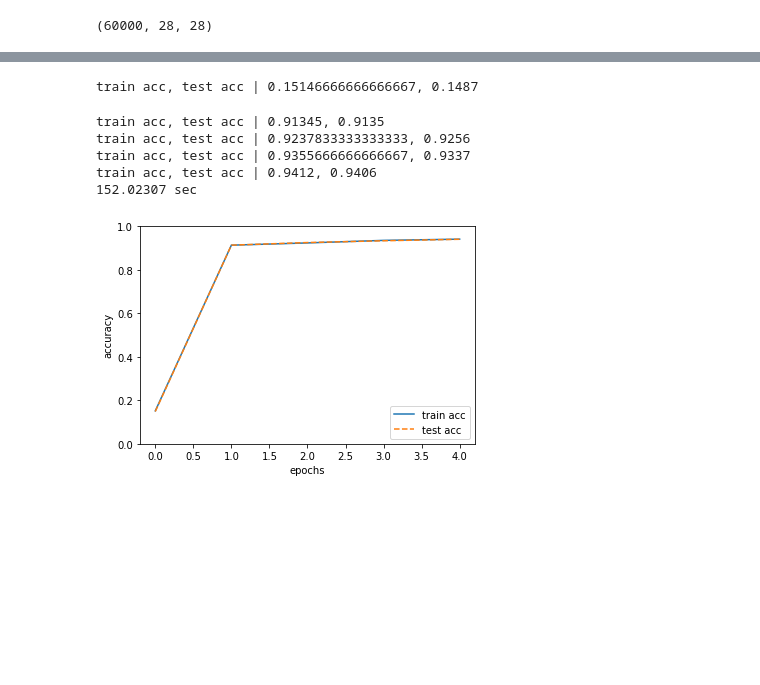
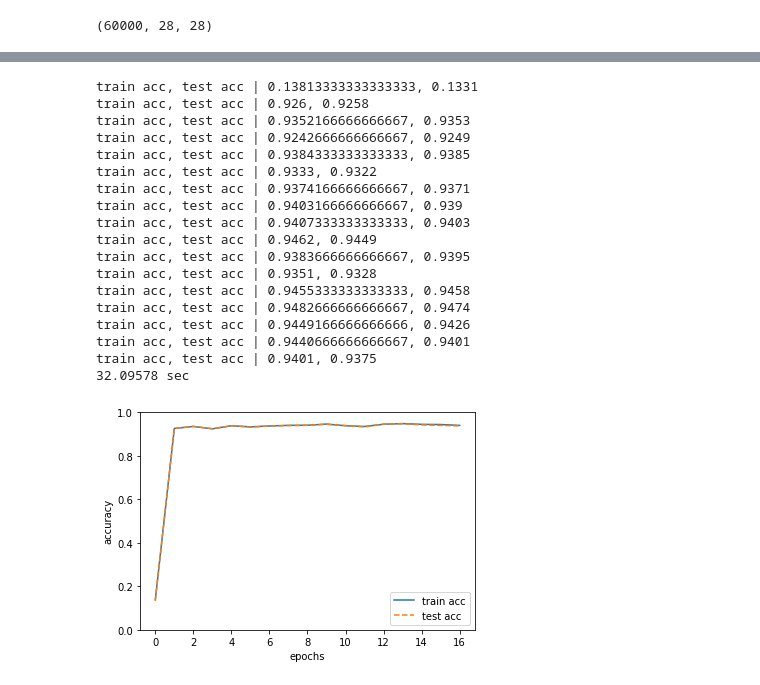
Before and after one commit to git-NatHat/000_First, a Jupyter notebook: Mnist_NN.ipynb, the cells around one changed output, grey strips where cells are left out. Saved outputs shown, nothing was run; the diff lists cells and outputs as text; code cells hidden in the pictures; blank space fills up the shorter version.

```diff
--- a/Mnist_NN.ipynb
+++ b/Mnist_NN.ipynb
@@ -10,9 +8,10 @@ from IPython.display import display
 # %%
-# -------------------------------
-# True: Use CuPy
-# False:Not use CuPy
-use_cupy = False
-# -------------------------------
+# GPUを利用した計算を実行するかどうか。GPUを利用する場合、処理が変わるため、
+# 条件分岐させている
+# True: Use CuPy (Use GPU)
+# False:Not use CuPy (Not use GPU)
+
+use_cupy = True
 # %%
 # MnistデータをgoogleからDL
 DATA_URL = 'https://storage.googleapis.com/tensorflow/tf-keras-datasets/mnist.npz'
@@ -322,6 +322,9 @@ class TwoLayerNet:
 
         return grads
 # %%
+# 機械学習の実行（ディープラーニング）
+#
+
 import sys, os
 import numpy as np
 import cupy as cp
@@ -352,7 +355,7 @@ else:
     t_test = np.identity(10)[test_labels]
 
 
-iters_num = 3000  # 繰り返しの回数を適宜設定する
+iters_num = 10000  # 繰り返しの回数
 train_size = x_train.shape[0]
 batch_size = 100
 learning_rate = 0.1
@@ -385,38 +388,50 @@ for i in range(iters_num):
         test_acc = network.accuracy(x_test, t_test)
         train_acc_list.append(train_acc)
         test_acc_list.append(test_acc)
         print("train acc, test acc | " + str(train_acc) + ", " + str(test_acc))
 
 # 処理時間計測エンド
 time_end = time.time()
 
 # 処理時間計算・出力
 elapsed_time = time_end - time_start
 print('{:.5f} sec'.format(elapsed_time))
 
 # グラフの描画
 markers = {'train': 'o', 'test': 's'}
 
 # GPU使用時
 if use_cupy:
     train_acc_list = cp.asnumpy(train_acc_list)
     test_acc_list = cp.asnumpy(test_acc_list)
 
 x = np.arange(len(train_acc_list))
 
 plt.plot(x, train_acc_list, label='train acc')
 plt.plot(x, test_acc_list, label='test acc', linestyle='--')
 plt.xlabel("epochs")
 plt.ylabel("accuracy")
 plt.ylim(0, 1.0)
 plt.legend(loc='lower right')
 plt.show()
 # %% [output]
-train acc, test acc | 0.15146666666666667, 0.1487
+train acc, test acc | 0.13813333333333333, 0.1331
+train acc, test acc | 0.926, 0.9258
+train acc, test acc | 0.9352166666666667, 0.9353
+train acc, test acc | 0.9242666666666667, 0.9249
+train acc, test acc | 0.9384333333333333, 0.9385
+train acc, test acc | 0.9333, 0.9322
+train acc, test acc | 0.9374166666666667, 0.9371
+train acc, test acc | 0.9403166666666667, 0.939
+train acc, test acc | 0.9407333333333333, 0.9403
+train acc, test acc | 0.9462, 0.9449
+train acc, test acc | 0.9383666666666667, 0.9395
+train acc, test acc | 0.9351, 0.9328
+train acc, test acc | 0.9455333333333333, 0.9458
+train acc, test acc | 0.9482666666666667, 0.9474
+train acc, test acc | 0.9449166666666666, 0.9426
+train acc, test acc | 0.9440666666666667, 0.9401
+train acc, test acc | 0.9401, 0.9375
+32.09578 sec
-train acc, test acc | 0.91345, 0.9135
-train acc, test acc | 0.9237833333333333, 0.9256
-train acc, test acc | 0.9355666666666667, 0.9337
-train acc, test acc | 0.9412, 0.9406
-152.02307 sec
-[figure, old version]
+[figure, new version]
 # %%
```
Also changed, not shown: parts of 8 cells of this notebook.
